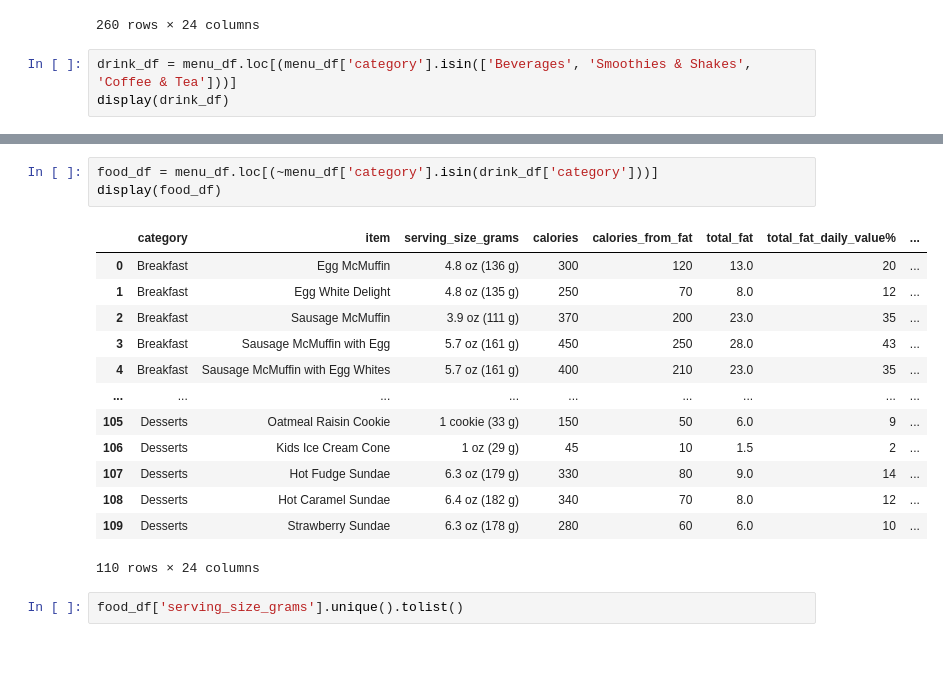
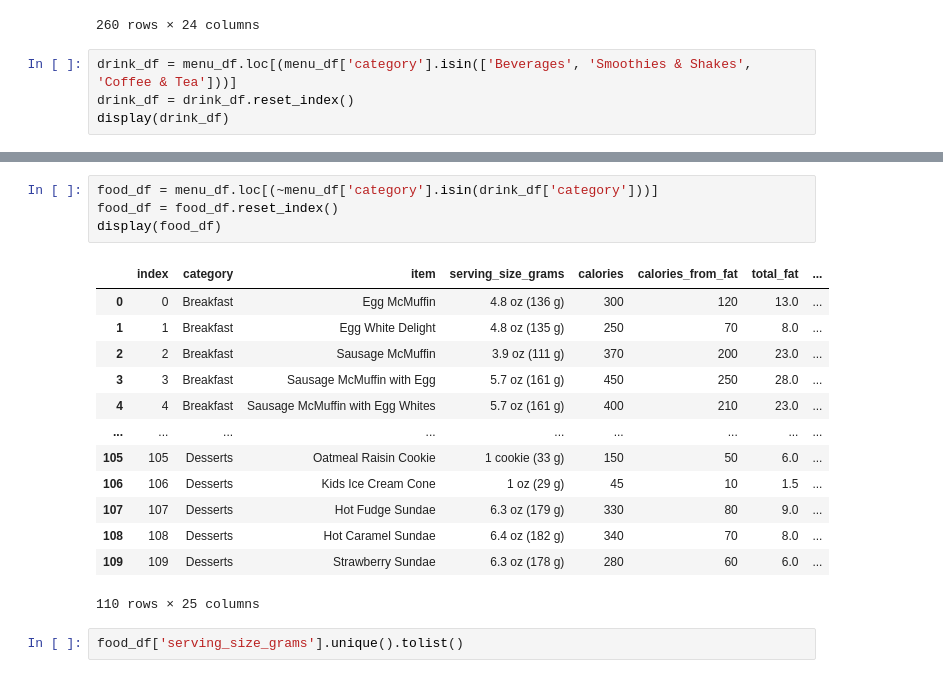
Before and after one commit to mfernandamirabile/C-Users-ferna-McDonaldsMenu-Analysis, a Jupyter notebook: app.ipynb, the cells around one changed output, grey strips where cells are left out. Drawn from its saved outputs; the diff is of its cells as text.

```diff
--- a/app.ipynb
+++ b/app.ipynb
@@ -110,5 +111,6 @@ display(menu_df)
 260 rows × 24 columns
 # %%
 drink_df = menu_df.loc[(menu_df['category'].isin(['Beverages', 'Smoothies & Shakes', 'Coffee & Tea']))]
+drink_df = drink_df.reset_index()
 display(drink_df)
 # %% [output]
@@ -128,20 +130,21 @@ display(drink_df)
 # %%
 food_df = menu_df.loc[(~menu_df['category'].isin(drink_df['category']))]
+food_df = food_df.reset_index()
 display(food_df)
 # %% [output]
-|  | category | item | serving_size_grams | calories | calories_from_fat | total_fat | total_fat_daily_value% | ... |
-| 0 | Breakfast | Egg McMuffin | 4.8 oz (136 g) | 300 | 120 | 13.0 | 20 | ... |
-| 1 | Breakfast | Egg White Delight | 4.8 oz (135 g) | 250 | 70 | 8.0 | 12 | ... |
-| 2 | Breakfast | Sausage McMuffin | 3.9 oz (111 g) | 370 | 200 | 23.0 | 35 | ... |
-| 3 | Breakfast | Sausage McMuffin with Egg | 5.7 oz (161 g) | 450 | 250 | 28.0 | 43 | ... |
-| 4 | Breakfast | Sausage McMuffin with Egg Whites | 5.7 oz (161 g) | 400 | 210 | 23.0 | 35 | ... |
+|  | index | category | item | serving_size_grams | calories | calories_from_fat | total_fat | ... |
+| 0 | 0 | Breakfast | Egg McMuffin | 4.8 oz (136 g) | 300 | 120 | 13.0 | ... |
+| 1 | 1 | Breakfast | Egg White Delight | 4.8 oz (135 g) | 250 | 70 | 8.0 | ... |
+| 2 | 2 | Breakfast | Sausage McMuffin | 3.9 oz (111 g) | 370 | 200 | 23.0 | ... |
+| 3 | 3 | Breakfast | Sausage McMuffin with Egg | 5.7 oz (161 g) | 450 | 250 | 28.0 | ... |
+| 4 | 4 | Breakfast | Sausage McMuffin with Egg Whites | 5.7 oz (161 g) | 400 | 210 | 23.0 | ... |
 | ... | ... | ... | ... | ... | ... | ... | ... | ... |
-| 105 | Desserts | Oatmeal Raisin Cookie | 1 cookie (33 g) | 150 | 50 | 6.0 | 9 | ... |
-| 106 | Desserts | Kids Ice Cream Cone | 1 oz (29 g) | 45 | 10 | 1.5 | 2 | ... |
-| 107 | Desserts | Hot Fudge Sundae | 6.3 oz (179 g) | 330 | 80 | 9.0 | 14 | ... |
-| 108 | Desserts | Hot Caramel Sundae | 6.4 oz (182 g) | 340 | 70 | 8.0 | 12 | ... |
-| 109 | Desserts | Strawberry Sundae | 6.3 oz (178 g) | 280 | 60 | 6.0 | 10 | ... |
+| 105 | 105 | Desserts | Oatmeal Raisin Cookie | 1 cookie (33 g) | 150 | 50 | 6.0 | ... |
+| 106 | 106 | Desserts | Kids Ice Cream Cone | 1 oz (29 g) | 45 | 10 | 1.5 | ... |
+| 107 | 107 | Desserts | Hot Fudge Sundae | 6.3 oz (179 g) | 330 | 80 | 9.0 | ... |
+| 108 | 108 | Desserts | Hot Caramel Sundae | 6.4 oz (182 g) | 340 | 70 | 8.0 | ... |
+| 109 | 109 | Desserts | Strawberry Sundae | 6.3 oz (178 g) | 280 | 60 | 6.0 | ... |
-110 rows × 24 columns
+110 rows × 25 columns
 # %%
 food_df['serving_size_grams'].unique().tolist()
 # %% [output]
```
Also changed, not shown: parts of 9 cells of this notebook.
